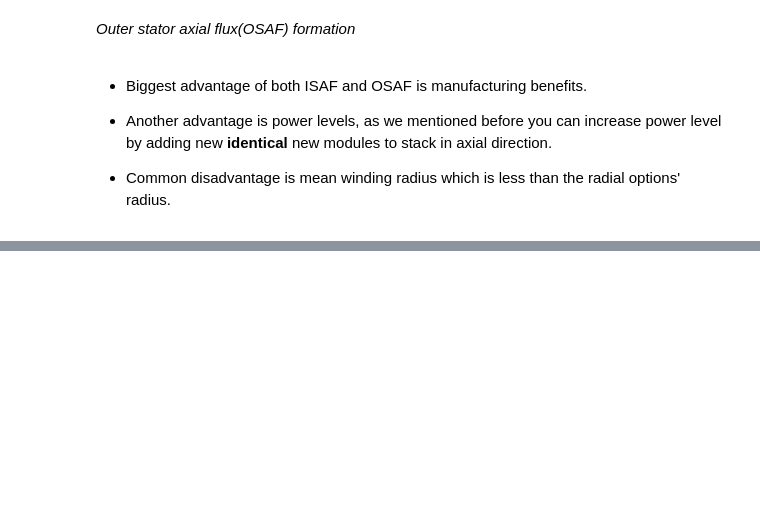
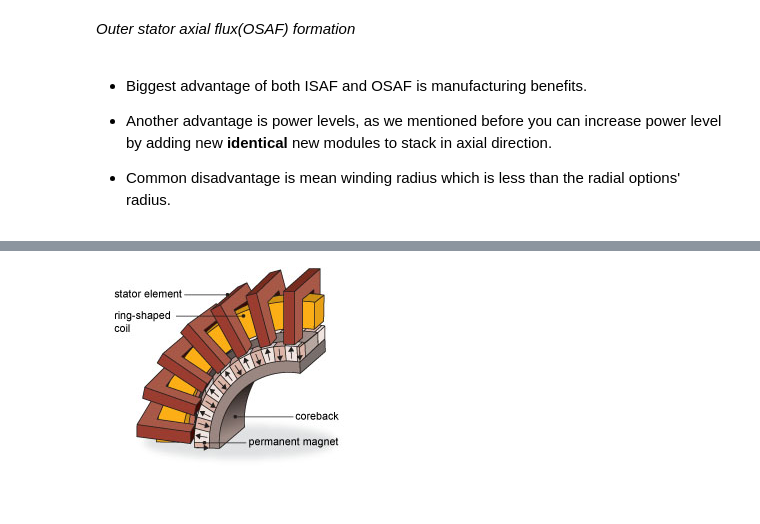
Before and after one commit to aydinbaskaya/MS_Thesis, a Jupyter notebook: Modular Generators/Documents/Direct-drive wind turbines .ipynb, the cells around one changed output, grey strips where cells are left out. Drawn from its saved outputs; the diff is of its cells as text; code cells hidden in the pictures; blank space fills up the shorter version.

Commit message:
commit
tfpm+

```diff
--- a/Modular Generators/Documents/Direct-drive wind turbines .ipynb
+++ b/Modular Generators/Documents/Direct-drive wind turbines .ipynb
@@ -725,0 +746,5 @@ Image(filename='osaf.png')
+# %%
+from IPython.display import Image
+Image(filename='tfpm.jpg')
+# %% [output]
+[figure, added]
```
Also changed, not shown: parts of 2 cells of this notebook.
